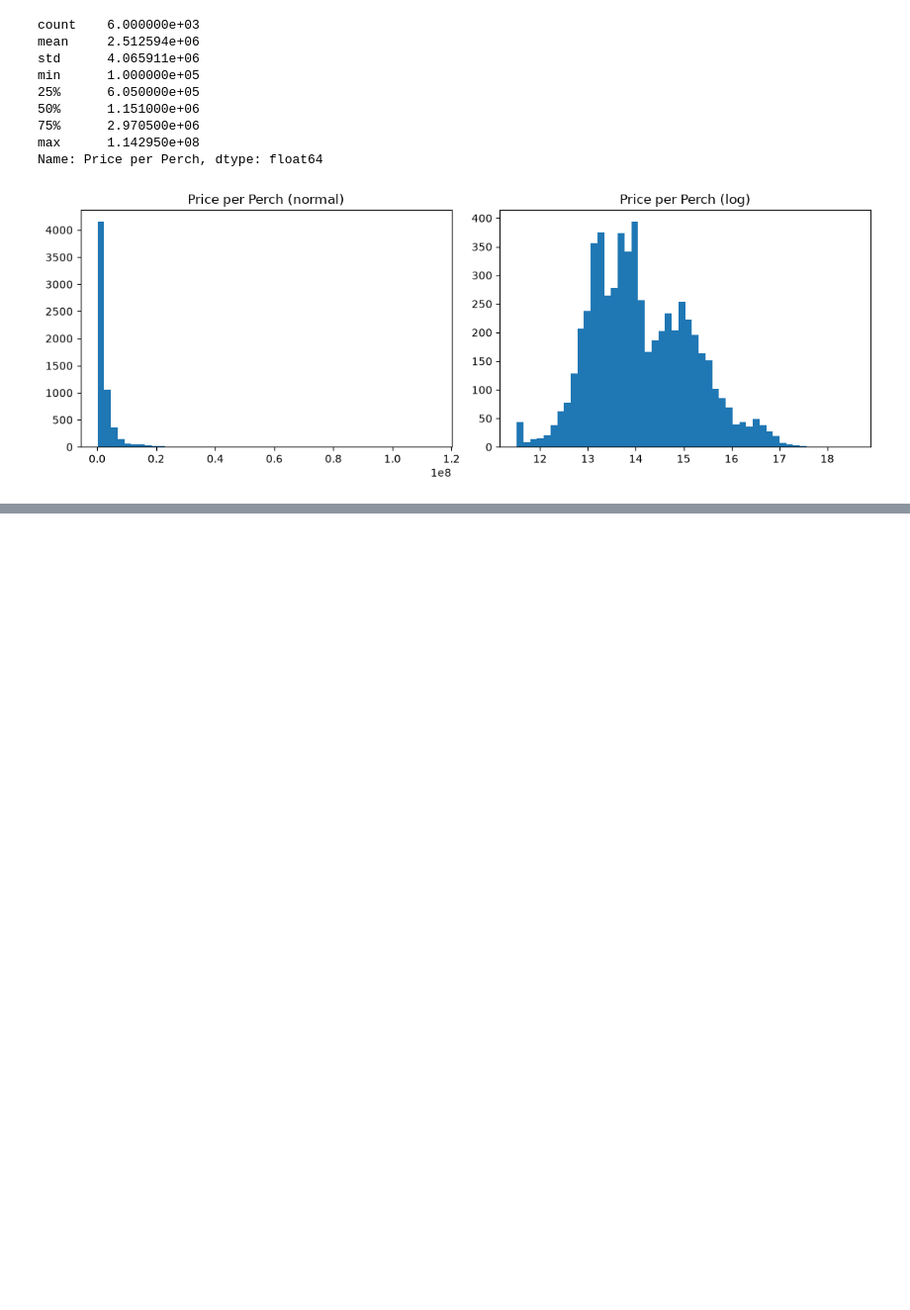
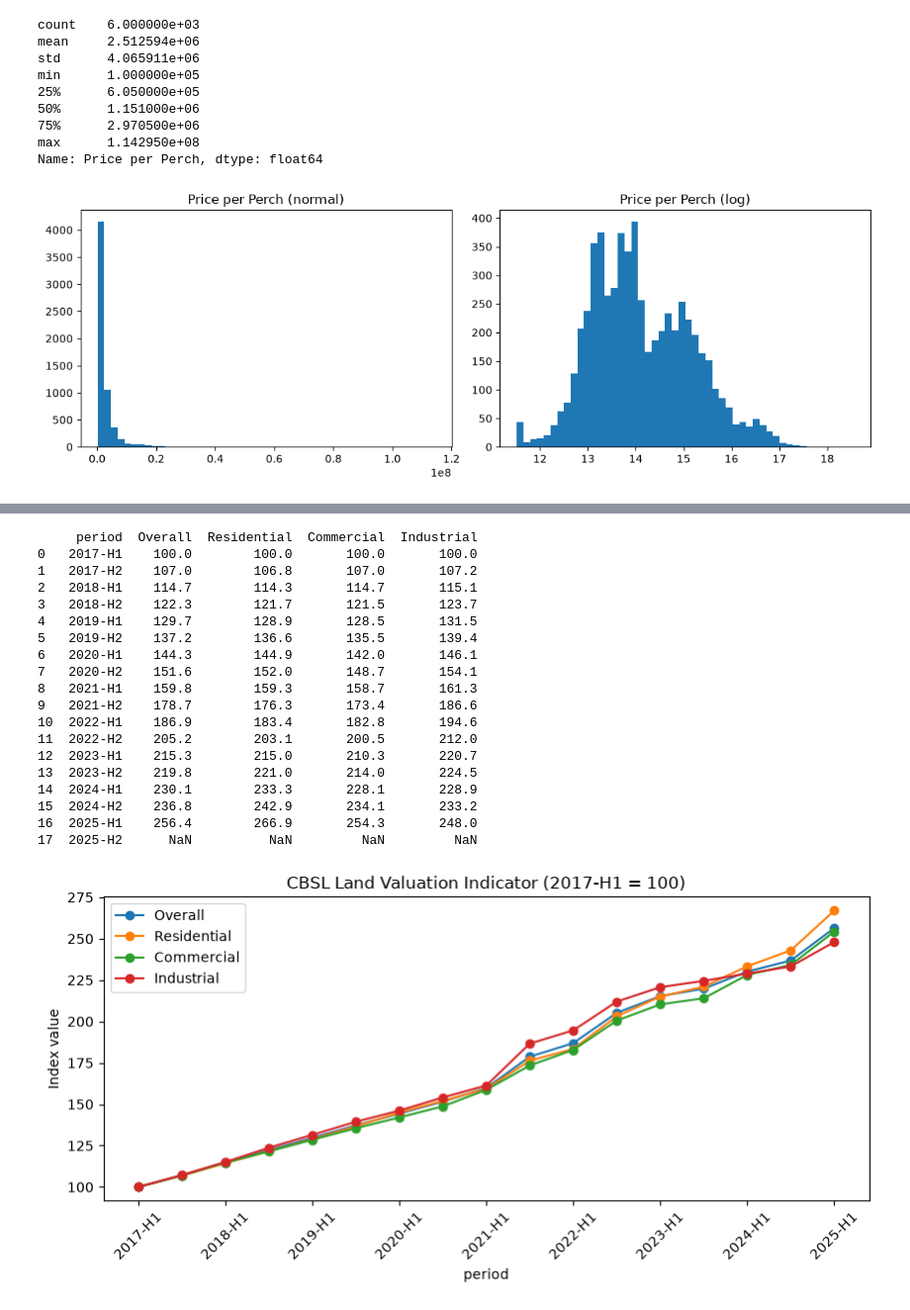
Before and after one commit to Real-World-Asset-Tokenization/AI_Forecasting_Model, a Jupyter notebook: notebooks/01_data_understanding.ipynb, the cells around one changed output, grey strips where cells are left out. Shown at 99% size. Cells and saved outputs as stored; diff of their text form; code cells hidden in the pictures; blank space fills up the shorter version.

Commit message:
- Implemented `load_lvi_half_yearly` function to read and parse the CBSL LVI raw file. - Organized data into a tidy DataFrame with columns for period and various LVI types.

```diff
--- a/notebooks/01_data_understanding.ipynb
+++ b/notebooks/01_data_understanding.ipynb
@@ -88,0 +162,36 @@ Name: Price per Perch, dtype: float64
+# %%
+# Make the src folder importable, then load the LVI table
+import sys
+sys.path.append("../src")
+from load_cbsl import load_lvi_half_yearly
+
+lvi = load_lvi_half_yearly(RAW_LVI)
+print(lvi)
+
+# Plot the four LVI series
+lvi.set_index("period")[["Overall", "Residential", "Commercial", "Industrial"]].plot(
+    figsize=(10, 4), marker="o", title="CBSL Land Valuation Indicator (2017-H1 = 100)")
+plt.xticks(rotation=45)
+plt.ylabel("Index value")
+plt.show()
+# %% [output]
+     period  Overall  Residential  Commercial  Industrial
+0   2017-H1    100.0        100.0       100.0       100.0
+1   2017-H2    107.0        106.8       107.0       107.2
+2   2018-H1    114.7        114.3       114.7       115.1
+3   2018-H2    122.3        121.7       121.5       123.7
+4   2019-H1    129.7        128.9       128.5       131.5
+5   2019-H2    137.2        136.6       135.5       139.4
+6   2020-H1    144.3        144.9       142.0       146.1
+7   2020-H2    151.6        152.0       148.7       154.1
+8   2021-H1    159.8        159.3       158.7       161.3
+9   2021-H2    178.7        176.3       173.4       186.6
+10  2022-H1    186.9        183.4       182.8       194.6
+11  2022-H2    205.2        203.1       200.5       212.0
+12  2023-H1    215.3        215.0       210.3       220.7
+13  2023-H2    219.8        221.0       214.0       224.5
+14  2024-H1    230.1        233.3       228.1       228.9
+15  2024-H2    236.8        242.9       234.1       233.2
+16  2025-H1    256.4        266.9       254.3       248.0
+17  2025-H2      NaN          NaN         NaN         NaN
+[figure, added]
```
Also changed, not shown: parts of 3 cells of this notebook, 2 other files.
